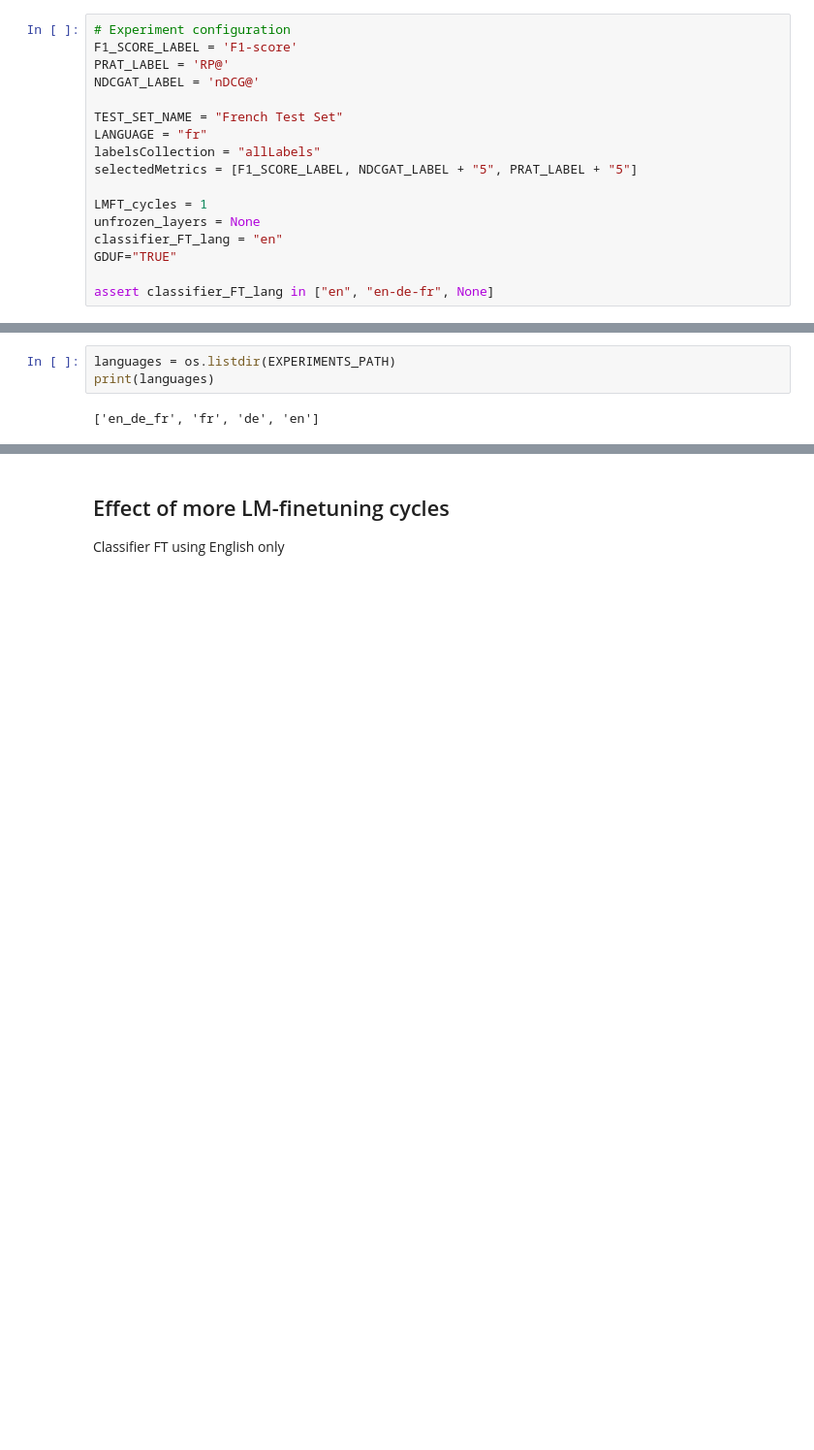
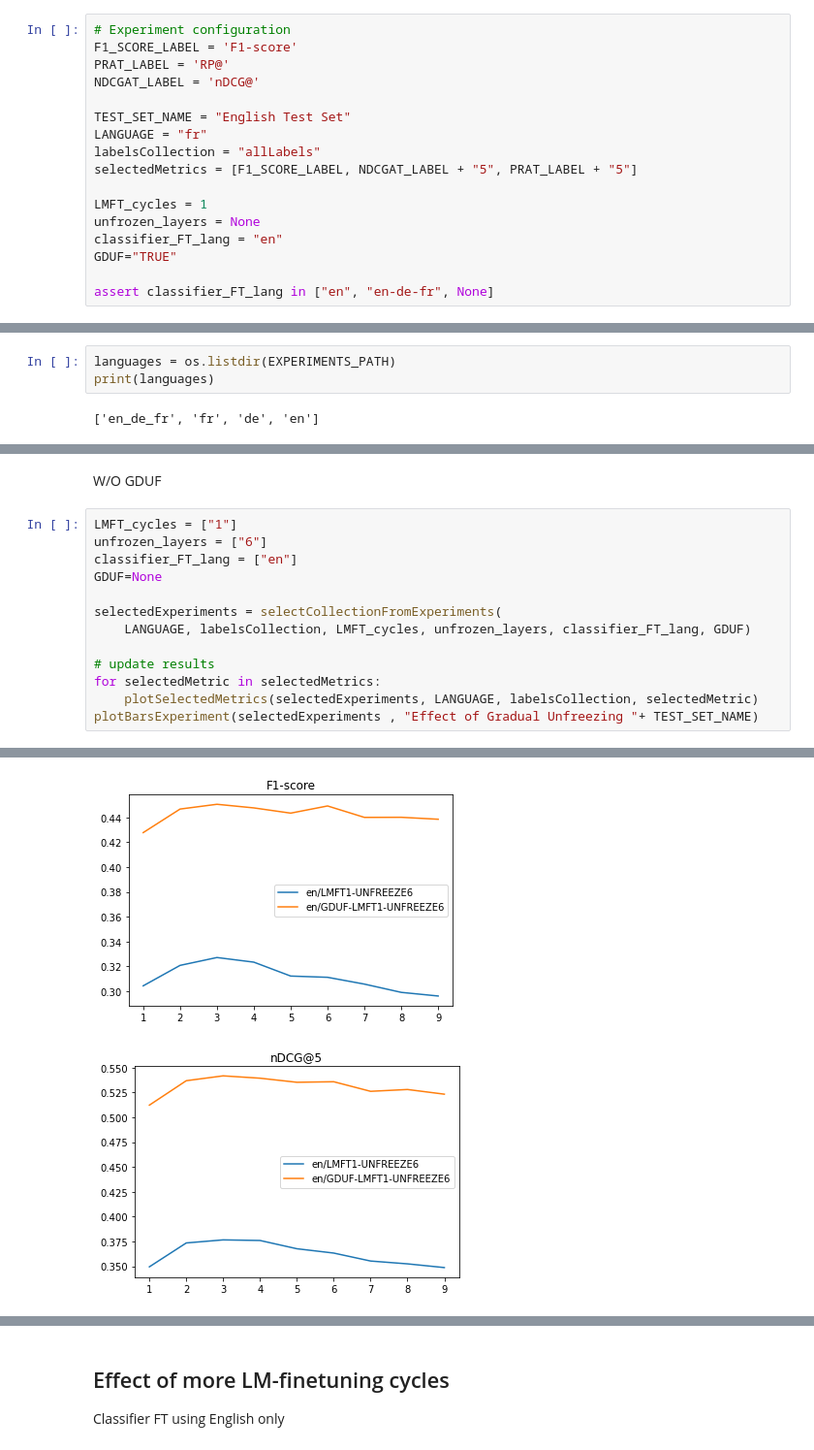
Before and after one commit to zeinsh/Legal-Docs-Large-MLTC, a Jupyter notebook: training/Transformers/analyze-results/results-fr.ipynb, the cells around one changed output, grey strips where cells are left out. Shown at 97% size. Drawn from its saved outputs; the diff is of its cells as text; blank space fills up the shorter version.

```diff
--- a/training/Transformers/analyze-results/results-fr.ipynb
+++ b/training/Transformers/analyze-results/results-fr.ipynb
@@ -8,7 +6,7 @@ F1_SCORE_LABEL = 'F1-score'
 PRAT_LABEL = 'RP@'
 NDCGAT_LABEL = 'nDCG@'
 
-TEST_SET_NAME = "French Test Set"
+TEST_SET_NAME = "English Test Set"
 LANGUAGE = "fr"
 labelsCollection = "allLabels"
 selectedMetrics = [F1_SCORE_LABEL, NDCGAT_LABEL + "5", PRAT_LABEL + "5"]
@@ -235,0 +235,16 @@ allExperiments=listExperiments(LANGUAGE,labelsCollection)
+# %% [markdown]
+W/O GDUF
+# %%
+LMFT_cycles = ["1"]
+unfrozen_layers = ["6"]
+classifier_FT_lang = ["en"]
+GDUF=None
+
+selectedExperiments = selectCollectionFromExperiments(
+    LANGUAGE, labelsCollection, LMFT_cycles, unfrozen_layers, classifier_FT_lang, GDUF)
+
+# update results
+for selectedMetric in selectedMetrics:
+    plotSelectedMetrics(selectedExperiments, LANGUAGE, labelsCollection, selectedMetric)
+plotBarsExperiment(selectedExperiments , "Effect of Gradual Unfreezing "+ TEST_SET_NAME)
+# %% [output]
@@ -235,0 +254,2 @@ allExperiments=listExperiments(LANGUAGE,labelsCollection)
+[figure, added]
+[figure, added]
```
Also changed, not shown: parts of 10 cells of this notebook, 2 other files.
